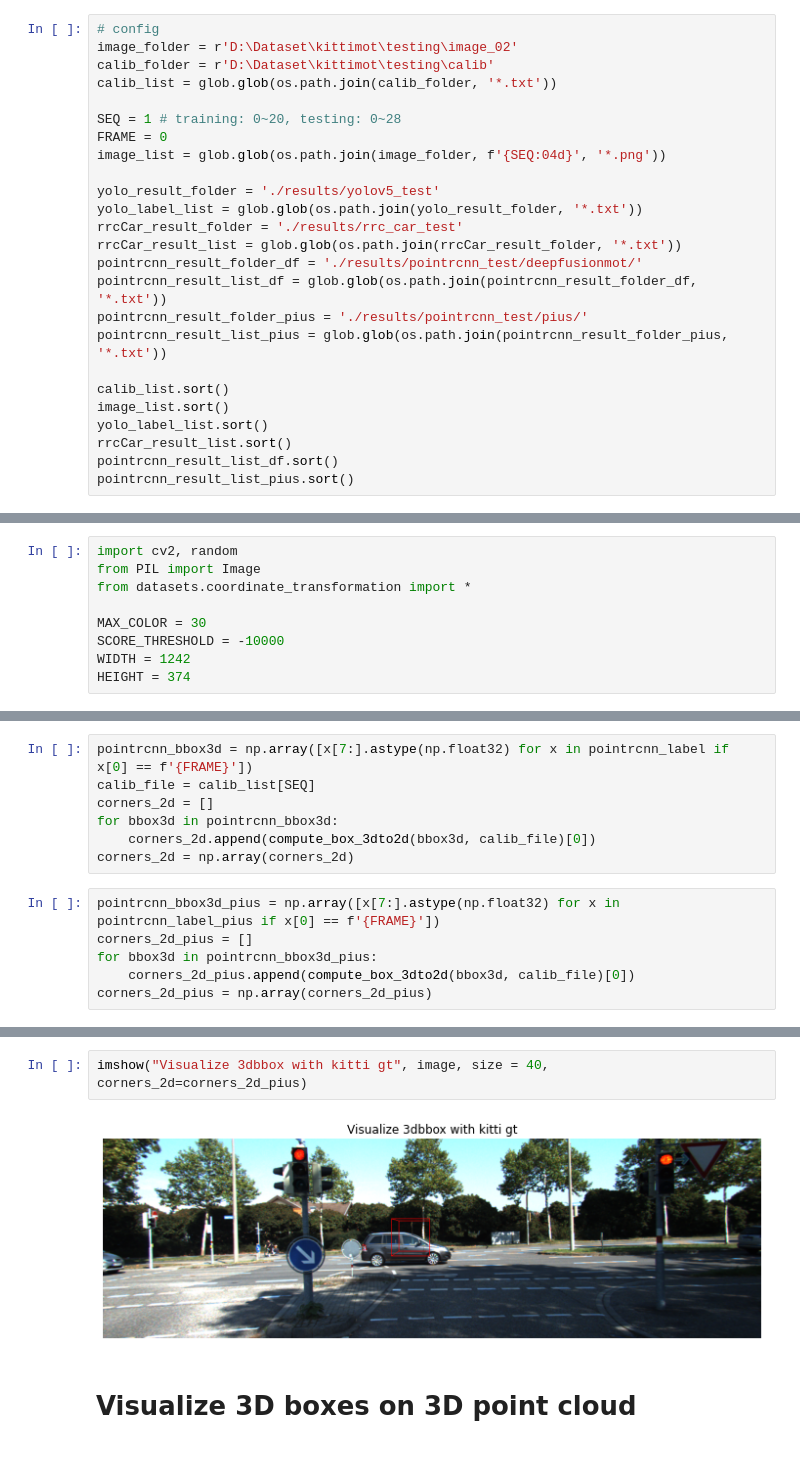
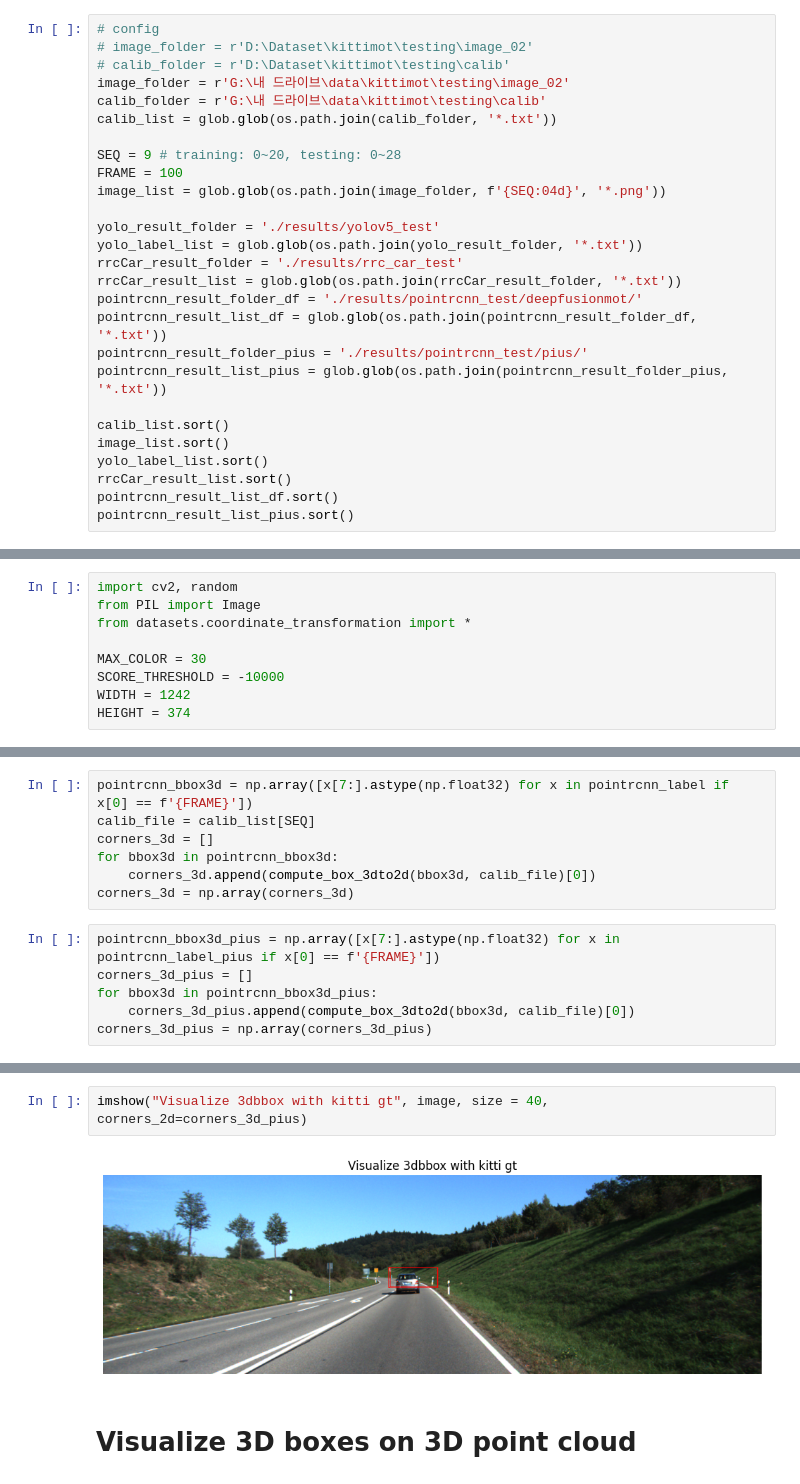
Before and after one commit to a22106/3DMOT, a Jupyter notebook: visualization.ipynb, the cells around one changed output, grey strips where cells are left out. Saved outputs shown, nothing was run; the diff lists cells and outputs as text.

```diff
--- a/visualization.ipynb
+++ b/visualization.ipynb
@@ -6,12 +6,14 @@ import numpy as np
 import matplotlib.pyplot as plt
 # %%
 # config
-image_folder = r'D:\Dataset\kittimot\testing\image_02'
-calib_folder = r'D:\Dataset\kittimot\testing\calib'
+# image_folder = r'D:\Dataset\kittimot\testing\image_02'
+# calib_folder = r'D:\Dataset\kittimot\testing\calib'
+image_folder = r'G:\내 드라이브\data\kittimot\testing\image_02'
+calib_folder = r'G:\내 드라이브\data\kittimot\testing\calib'
 calib_list = glob.glob(os.path.join(calib_folder, '*.txt'))
 
-SEQ = 1 # training: 0~20, testing: 0~28
-FRAME = 0
+SEQ = 9 # training: 0~20, testing: 0~28
+FRAME = 100
 image_list = glob.glob(os.path.join(image_folder, f'{SEQ:04d}', '*.png'))
 
 yolo_result_folder = './results/yolov5_test'
@@ -202,13 +177,13 @@ def draw_projected_box3d(image, qs, color=(255,255,255), thickness=2):
 # %%
 pointrcnn_bbox3d = np.array([x[7:].astype(np.float32) for x in pointrcnn_label if x[0] == f'{FRAME}'])
 calib_file = calib_list[SEQ]
-corners_2d = []
+corners_3d = []
 for bbox3d in pointrcnn_bbox3d:
-    corners_2d.append(compute_box_3dto2d(bbox3d, calib_file)[0])
-corners_2d = np.array(corners_2d)
+    corners_3d.append(compute_box_3dto2d(bbox3d, calib_file)[0])
+corners_3d = np.array(corners_3d)
 # %%
 pointrcnn_bbox3d_pius = np.array([x[7:].astype(np.float32) for x in pointrcnn_label_pius if x[0] == f'{FRAME}'])
-corners_2d_pius = []
+corners_3d_pius = []
 for bbox3d in pointrcnn_bbox3d_pius:
-    corners_2d_pius.append(compute_box_3dto2d(bbox3d, calib_file)[0])
-corners_2d_pius = np.array(corners_2d_pius)
+    corners_3d_pius.append(compute_box_3dto2d(bbox3d, calib_file)[0])
+corners_3d_pius = np.array(corners_3d_pius)
@@ -229,7 +208,7 @@ imshow("Visualize 3dbbox with kitti gt", image, size = 40, rect=rect_3d_df, corn
 # %%
-imshow("Visualize 3dbbox with kitti gt", image, size = 40, corners_2d=corners_2d_pius)
+imshow("Visualize 3dbbox with kitti gt", image, size = 40, corners_2d=corners_3d_pius)
 # %% [output]
-[figure, old version]
+[figure, new version]
 # %% [markdown]
 # Visualize 3D boxes on 3D point cloud
 # %%
```
Also changed, not shown: parts of 7 cells of this notebook, 59 other files.
